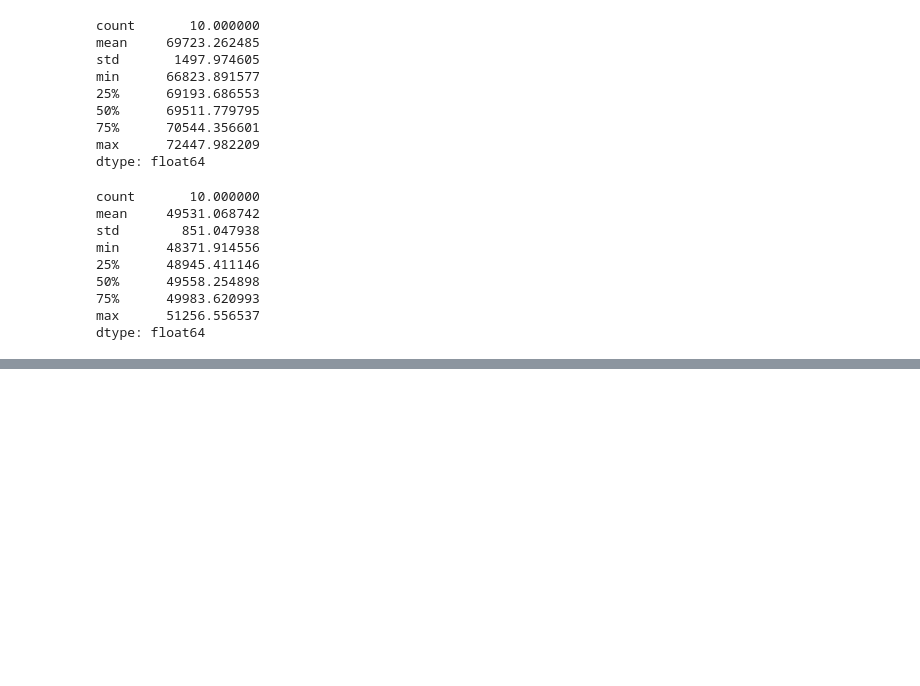
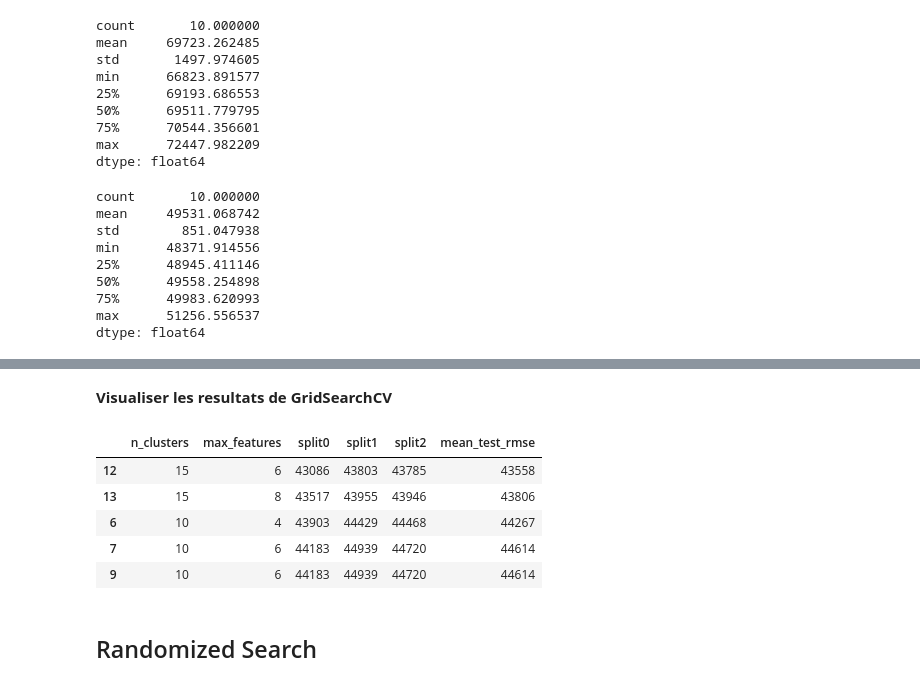
Before and after one commit to MouloudB-24/housing_californie, a Jupyter notebook: houlsing_Californie.ipynb, the cells around one changed output, grey strips where cells are left out. Saved outputs shown, nothing was run; the diff lists cells and outputs as text; code cells hidden in the pictures; blank space fills up the shorter version.

```diff
--- a/houlsing_Californie.ipynb
+++ b/houlsing_Californie.ipynb
@@ -363,6 +393,8 @@ log_pipeline = make_pipeline(
     FunctionTransformer(np.log, feature_names_out="one-to-one"),
     StandardScaler())
 
+cluster_simil = ClusterSimilarity(n_clusters=10, gamma=1., random_state=42)
+
 cat_pipeline =  make_pipeline(
     SimpleImputer(strategy="most_frequent"),
     OneHotEncoder(sparse_output=False, handle_unknown="ignore", drop="first"))
@@ -376,6 +408,7 @@ preprocessing = ColumnTransformer([
     ("rooms_per_house", ratio_pipeline(), ["total_rooms", "households"]),
     ("people_per_house",ratio_pipeline(), ["population", "households"]),
     ("log", log_pipeline, ["total_bedrooms", "total_rooms", "population", "households", "median_income"]),
+    ("geo", cluster_simil, ["latitude", "longitude"]),
     ("cat", cat_pipeline, make_column_selector(dtype_include=object)), # type: ignore
 ],
 remainder=default_num_pipeline)
@@ -406,5 +439,5 @@ housing_prepared.shape
 # %% [markdown]
 # IV. Modeling
 # %%
+# Model 1 : LinearRegression
 lin_reg = make_pipeline(preprocessing, LinearRegression())
-lin_reg.fit(housing, housing_labels)
@@ -472,3 +499,7 @@ min      48371.914556
 75%      49983.620993
 max      51256.556537
 dtype: float64
+# %%
+forest_reg.fit(housing, housing_labels)
+forest_pred = forest_reg.predict(housing)
+root_mean_squared_error(housing_labels, forest_pred)
@@ -474,0 +518,15 @@ dtype: float64
+# %%
+full_pipeline = Pipeline([
+    ("preprocessing", preprocessing),
+    ("random_forest", RandomForestRegressor(random_state=42)),
+])
+
+param_grid = [
+    {'preprocessing__geo__n_clusters': [5, 8, 10],
+     'random_forest__max_features': [4, 6, 8]},
+    {'preprocessing__geo__n_clusters': [10, 15],
+     'random_forest__max_features': [6, 8, 10]},
+]
+
+grid_search = GridSearchCV(full_pipeline, param_grid, cv=3, scoring="neg_root_mean_squared_error")
+grid_search.fit(housing, housing_labels)
@@ -474,0 +581,21 @@ dtype: float64
+# %% [markdown]
+**Visualiser les resultats de GridSearchCV**
+# %%
+cv_res = pd.DataFrame(grid_search.cv_results_)
+cv_res.sort_values(by="mean_test_score", ascending=False, inplace=True)
+cv_res = cv_res[["param_preprocessing__geo__n_clusters",
+                 "param_random_forest__max_features", "split0_test_score",
+                 "split1_test_score", "split2_test_score", "mean_test_score"]]
+score_cols = ["split0", "split1", "split2", "mean_test_rmse"]
+cv_res.columns = ["n_clusters", "max_features"] + score_cols
+cv_res[score_cols] = -cv_res[score_cols].round().astype(np.int64)
+cv_res.head()
+# %% [output]
+|  | n_clusters | max_features | split0 | split1 | split2 | mean_test_rmse |
+| 12 | 15 | 6 | 43086 | 43803 | 43785 | 43558 |
+| 13 | 15 | 8 | 43517 | 43955 | 43946 | 43806 |
+| 6 | 10 | 4 | 43903 | 44429 | 44468 | 44267 |
+| 7 | 10 | 6 | 44183 | 44939 | 44720 | 44614 |
+| 9 | 10 | 6 | 44183 | 44939 | 44720 | 44614 |
+# %% [markdown]
+## Randomized Search
```
Also changed, not shown: parts of 36 cells of this notebook.
